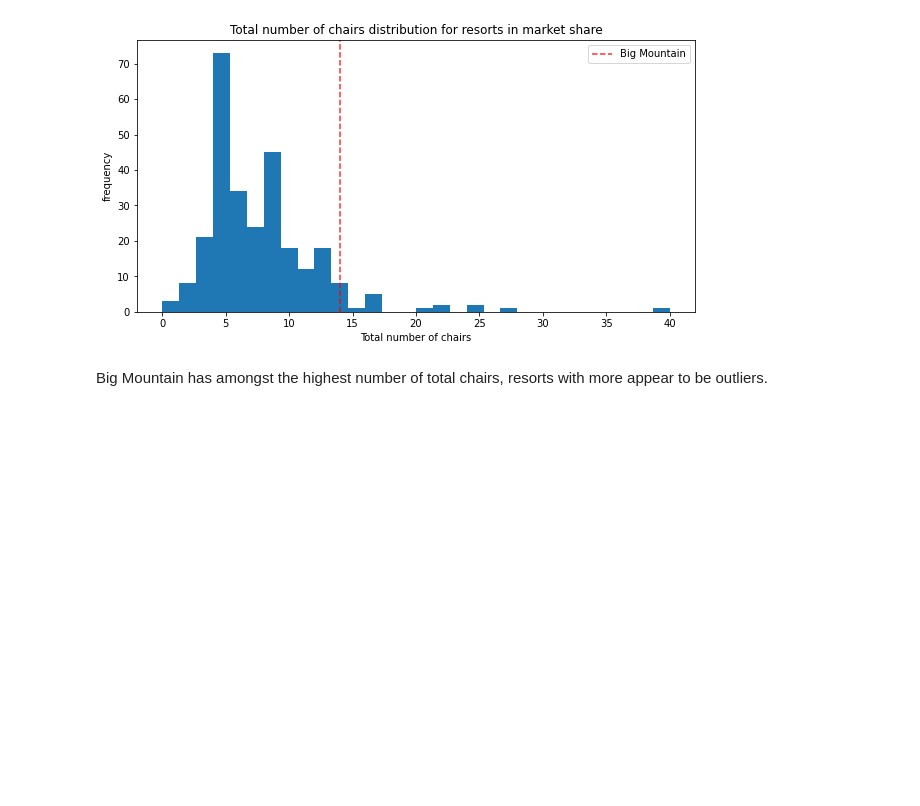
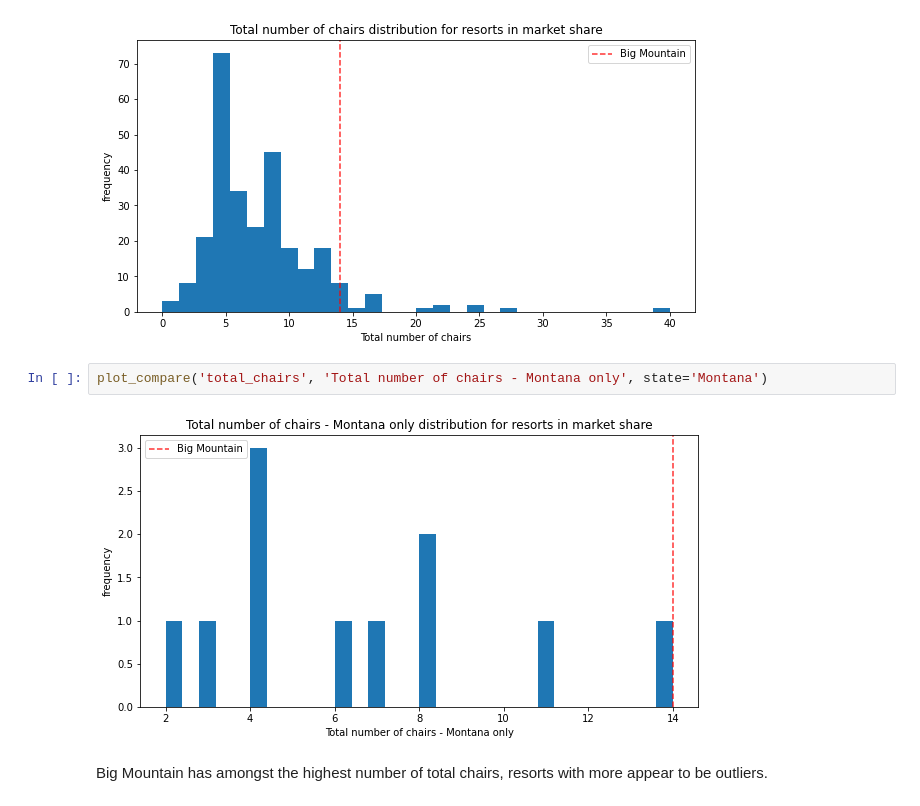
Before and after one commit to scho-git/DataScienceGuidedCapstone, a Jupyter notebook: Notebooks/05_modeling.ipynb, the cells around one changed output. Drawn from its saved outputs; the diff is of its cells as text; blank space fills up the shorter version.

```diff
--- a/Notebooks/05_modeling.ipynb
+++ b/Notebooks/05_modeling.ipynb
@@ -224,6 +232,10 @@ Big Mountain is very high up the league table of snow making area.
 plot_compare('total_chairs', 'Total number of chairs')
 # %% [output]
 [figure]
+# %%
+plot_compare('total_chairs', 'Total number of chairs - Montana only', state='Montana')
+# %% [output]
+[figure, added]
 # %% [markdown]
 Big Mountain has amongst the highest number of total chairs, resorts with more appear to be outliers.
 # %% [markdown]
```
Also changed, not shown: parts of 20 cells of this notebook.
